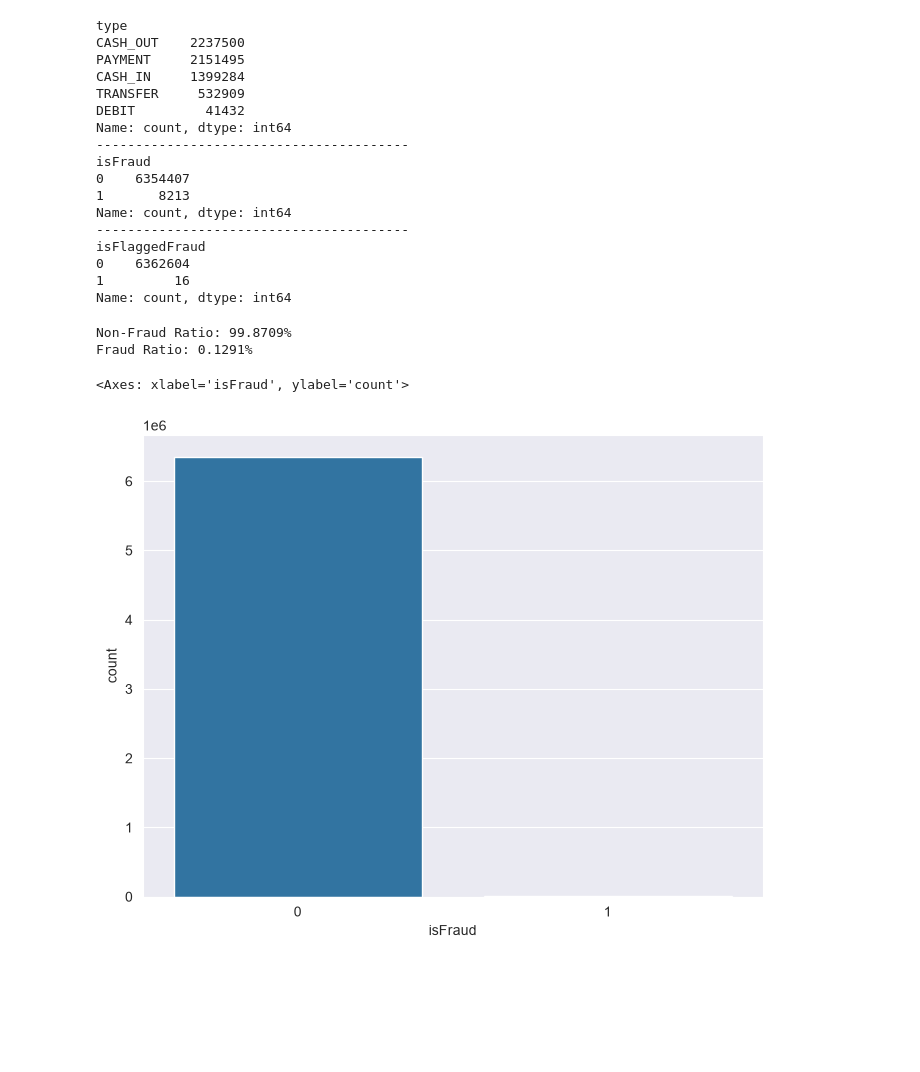
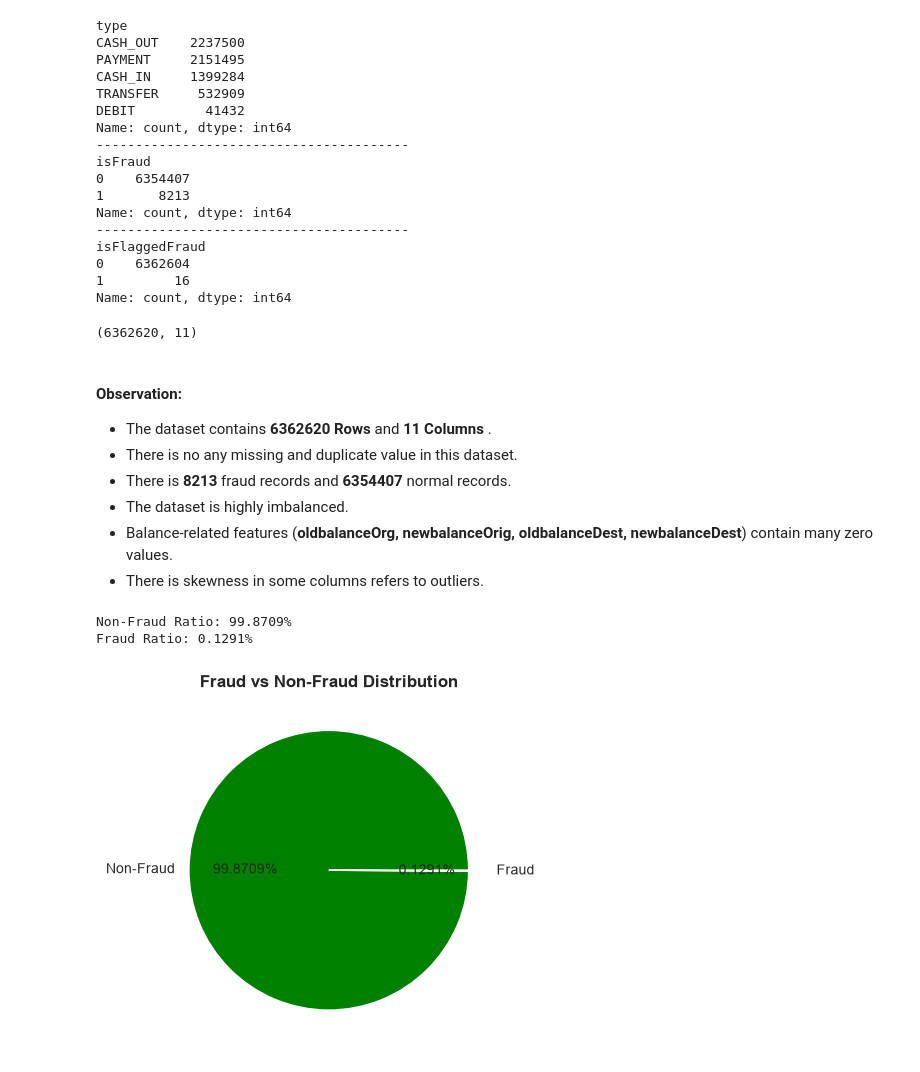
Before and after one commit to ashishpra28/FraudShield-Bank-Fraud-Detection_System, a Jupyter notebook: notebooks/experiment.ipynb, the cells around one changed output. Saved outputs shown, nothing was run; the diff lists cells and outputs as text; code cells hidden in the pictures; blank space fills up the shorter version.

```diff
--- a/notebooks/experiment.ipynb
+++ b/notebooks/experiment.ipynb
@@ -38,12 +38,14 @@ import warnings
 warnings.filterwarnings('ignore')
 
 from sklearn.model_selection import train_test_split
-from sklearn.preprocessing import LabelEncoder, OneHotEncoder
+from sklearn.preprocessing import StandardScaler, OneHotEncoder
 from sklearn.pipeline import Pipeline
 from sklearn.compose import ColumnTransformer
 
+
 # Configuration
 sns.set_style('darkgrid')
+plt.rcParams["figure.figsize"] = (6, 4)
 # %% [markdown]
 ## Load Dataset
 # %%
@@ -172,5 +152,17 @@ isFlaggedFraud
 0    6362604
 1         16
 Name: count, dtype: int64
+# %%
+df.shape
+# %% [output]
+(6362620, 11)
+# %% [markdown]
+#### Observation:
+- The dataset contains **6362620 Rows** and **11 Columns** .
+- There is no any missing and duplicate value in this dataset.
+- There is **8213** fraud records and **6354407** normal records.
+- The dataset is highly imbalanced.
+- Balance-related features (**oldbalanceOrg, newbalanceOrig, oldbalanceDest, newbalanceDest**) contain many zero values.
+- There is skewness in some columns refers to outliers.
 # %%
 # Check fraud ratio
@@ -179,10 +171,14 @@ print(f"Fraud Ratio: {(df['isFraud'].value_counts(normalize=True)[1]*100):.4f}%"
 # %% [output]
 Non-Fraud Ratio: 99.8709%
 Fraud Ratio: 0.1291%
-# %%
-# Check target (isFraud) distribution
-plt.figure(figsize=(8,6))
-sns.countplot(data=df,x='isFraud')
-# %% [output]
-<Axes: xlabel='isFraud', ylabel='count'>
-[figure, removed]
+# %%
+# Fraud vs Non_Fraud Distribution
+fraud_ratio = round(df['isFraud'].value_counts(normalize=True)*100,4)
+
+plt.pie(fraud_ratio,labels=['Non-Fraud','Fraud'],colors=['green', 'red'],autopct='%1.4f%%',explode=(0,0.10))
+plt.title('Fraud vs Non-Fraud Distribution', fontweight='bold')
+sns.despine()
+plt.tight_layout()
+plt.show()
+# %% [output]
+[figure, added]
```
Also changed, not shown: parts of 9 cells of this notebook.
